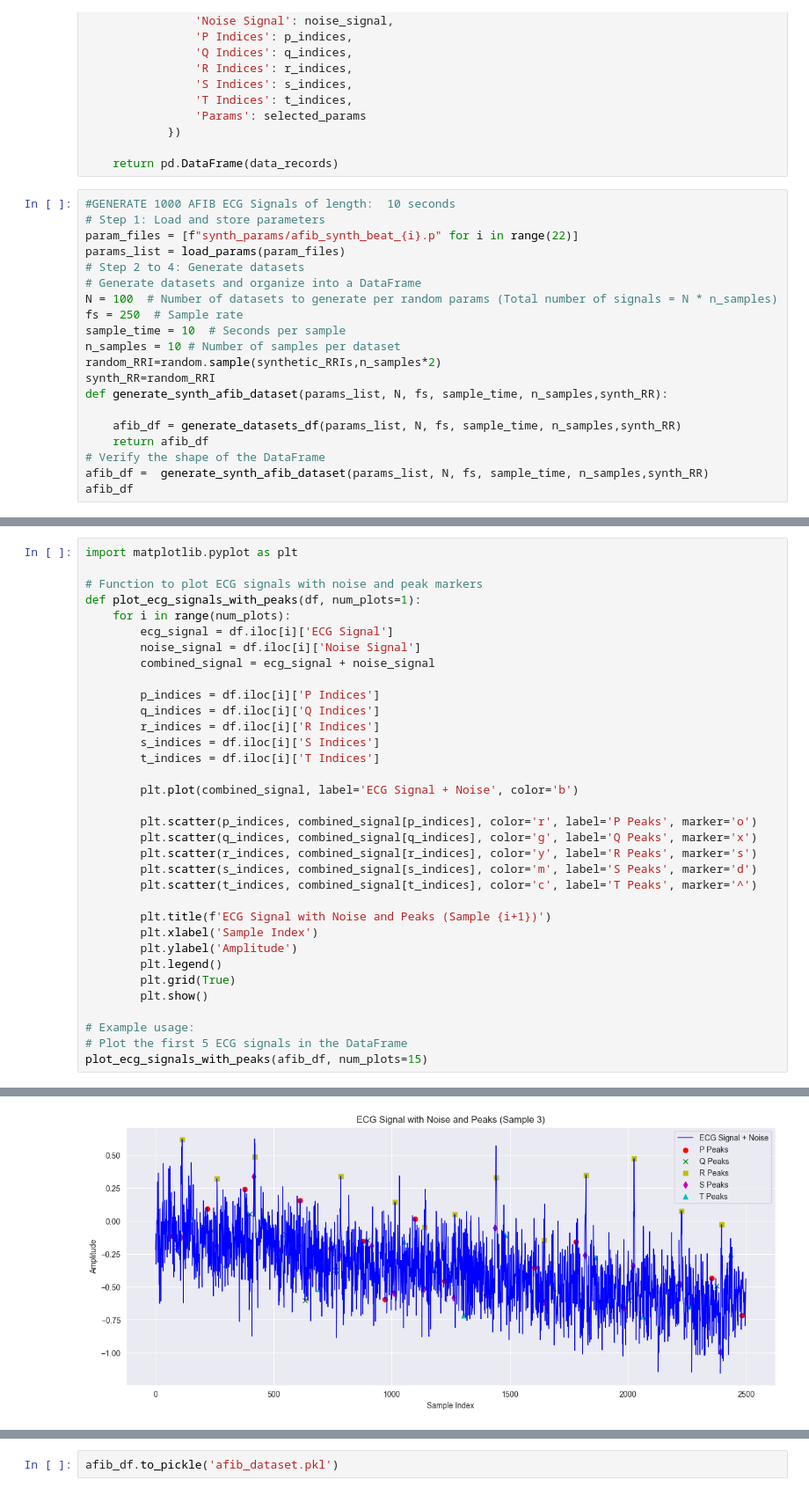
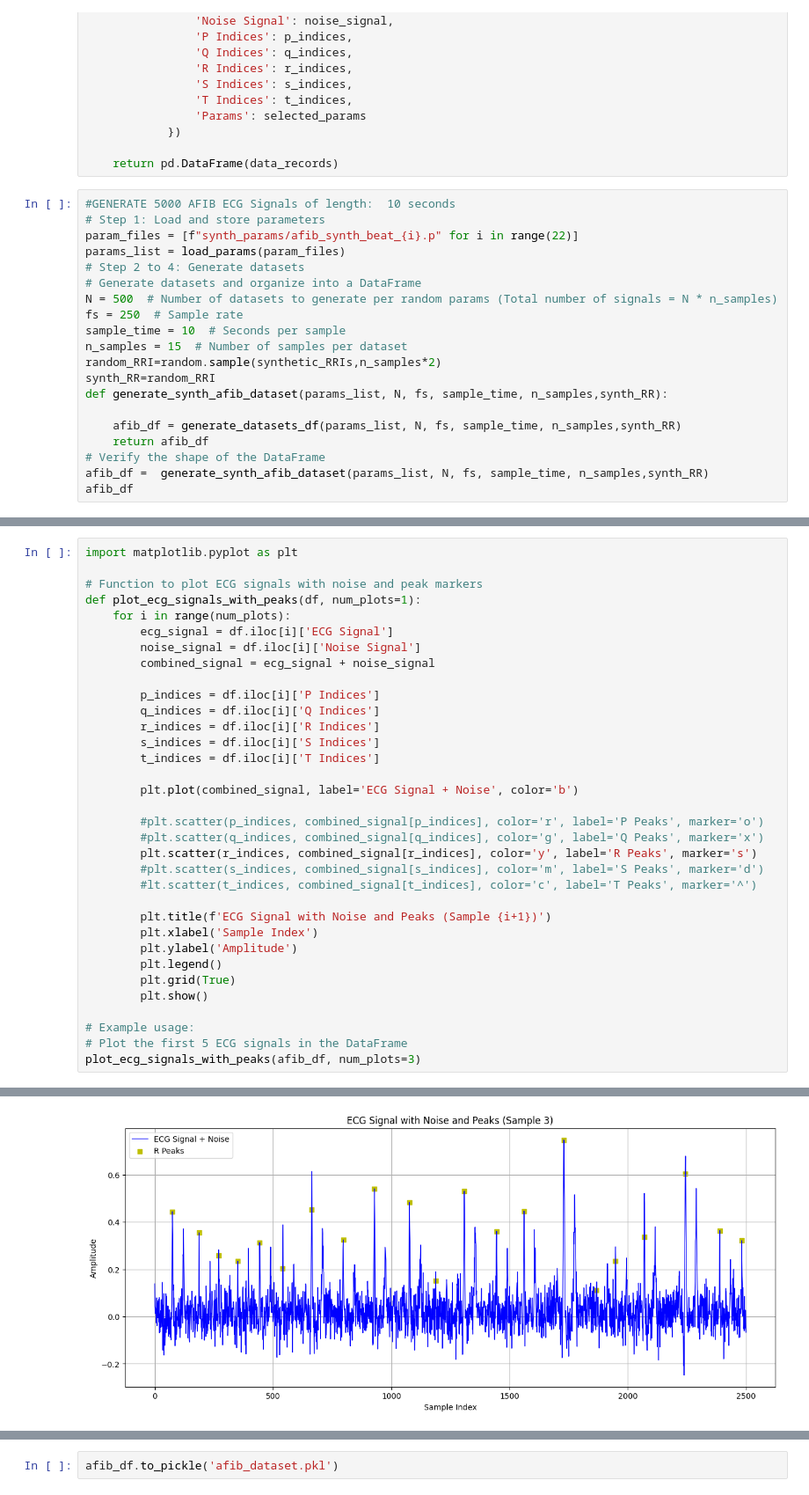
Before and after one commit to asimx07/afib-thesis, a Jupyter notebook: gen_afib_dataset.ipynb, the cells around one changed output, grey strips where cells are left out. Shown: that part at 88% size. Drawn from its saved outputs; the diff is of its cells as text.

```diff
--- a/gen_afib_dataset.ipynb
+++ b/gen_afib_dataset.ipynb
@@ -192,16 +192,16 @@ def generate_datasets_df(params_list, N, fs, sample_time, n_samples, synth_RR):
 
     return pd.DataFrame(data_records)
 # %%
-#GENERATE 1000 AFIB ECG Signals of length:  10 seconds
+#GENERATE 5000 AFIB ECG Signals of length:  10 seconds
 # Step 1: Load and store parameters
 param_files = [f"synth_params/afib_synth_beat_{i}.p" for i in range(22)]
 params_list = load_params(param_files)
 # Step 2 to 4: Generate datasets
 # Generate datasets and organize into a DataFrame
-N = 100  # Number of datasets to generate per random params (Total number of signals = N * n_samples)
+N = 500  # Number of datasets to generate per random params (Total number of signals = N * n_samples)
 fs = 250  # Sample rate
 sample_time = 10  # Seconds per sample
-n_samples = 10 # Number of samples per dataset
+n_samples = 15  # Number of samples per dataset
 random_RRI=random.sample(synthetic_RRIs,n_samples*2)
 synth_RR=random_RRI
 def generate_synth_afib_dataset(params_list, N, fs, sample_time, n_samples,synth_RR):
@@ -243,11 +243,11 @@ def plot_ecg_signals_with_peaks(df, num_plots=1):
 
         plt.plot(combined_signal, label='ECG Signal + Noise', color='b')
 
-        plt.scatter(p_indices, combined_signal[p_indices], color='r', label='P Peaks', marker='o')
-        plt.scatter(q_indices, combined_signal[q_indices], color='g', label='Q Peaks', marker='x')
+        #plt.scatter(p_indices, combined_signal[p_indices], color='r', label='P Peaks', marker='o')
+        #plt.scatter(q_indices, combined_signal[q_indices], color='g', label='Q Peaks', marker='x')
         plt.scatter(r_indices, combined_signal[r_indices], color='y', label='R Peaks', marker='s')
-        plt.scatter(s_indices, combined_signal[s_indices], color='m', label='S Peaks', marker='d')
-        plt.scatter(t_indices, combined_signal[t_indices], color='c', label='T Peaks', marker='^')
+        #plt.scatter(s_indices, combined_signal[s_indices], color='m', label='S Peaks', marker='d')
+        #lt.scatter(t_indices, combined_signal[t_indices], color='c', label='T Peaks', marker='^')
 
         plt.title(f'ECG Signal with Noise and Peaks (Sample {i+1})')
         plt.xlabel('Sample Index')
@@ -258,5 +258,5 @@ def plot_ecg_signals_with_peaks(df, num_plots=1):
 
 # Example usage:
 # Plot the first 5 ECG signals in the DataFrame
-plot_ecg_signals_with_peaks(afib_df, num_plots=15)
+plot_ecg_signals_with_peaks(afib_df, num_plots=3)
 # %% [output]
@@ -265 +265 @@ plot_ecg_signals_with_peaks(afib_df, num_plots=15)
-[figure, old version]
+[figure, new version]
```
Also changed, not shown: parts of 3 cells of this notebook, 13 other files.
